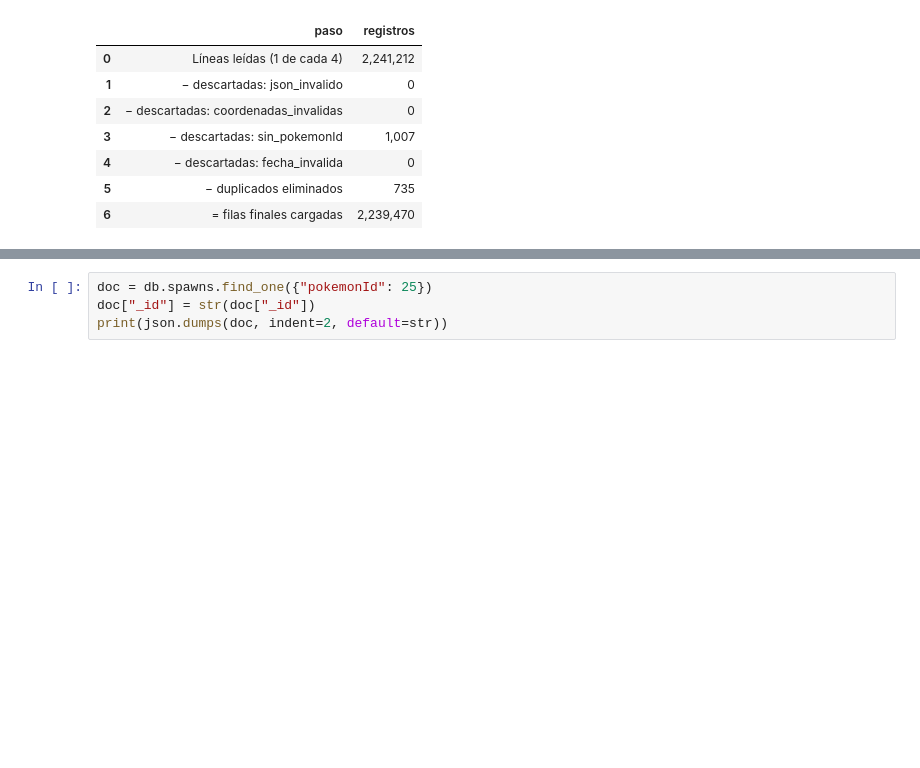
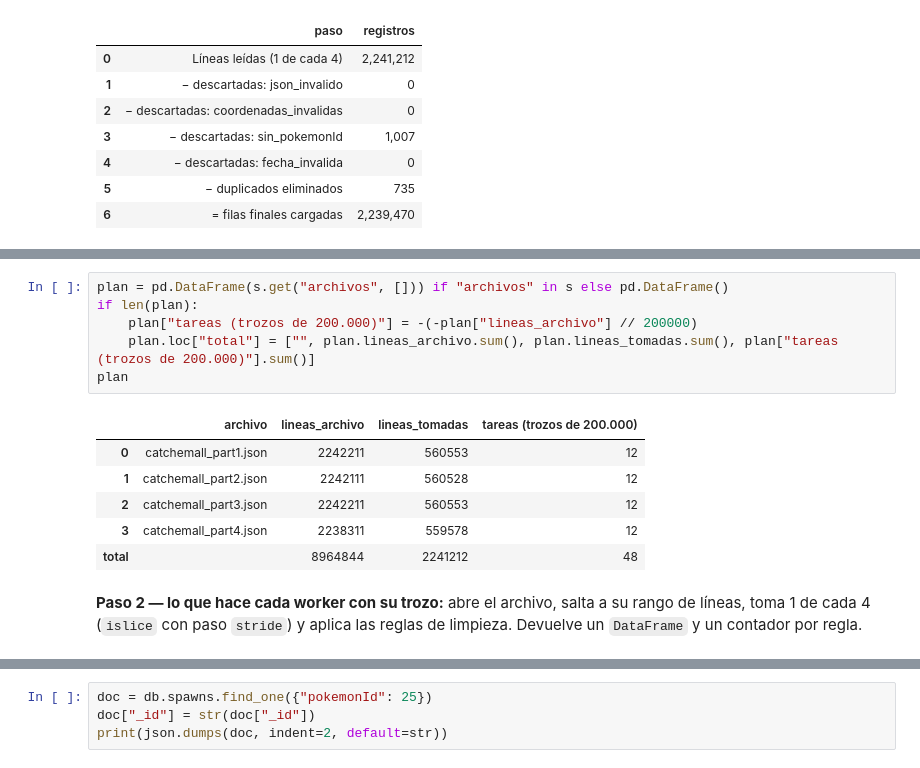
Before and after one commit to elrios893/pokemon-geo-bigdata, a Jupyter notebook: notebooks/sustentacion.ipynb, the cells around one changed output, grey strips where cells are left out. Drawn from its saved outputs; the diff is of its cells as text; blank space fills up the shorter version.

```diff
--- a/notebooks/sustentacion.ipynb
+++ b/notebooks/sustentacion.ipynb
@@ -270,0 +332,15 @@ Coincide con MongoDB: True → 2,239,470 documentos en spawns
+# %%
+plan = pd.DataFrame(s.get("archivos", [])) if "archivos" in s else pd.DataFrame()
+if len(plan):
+    plan["tareas (trozos de 200.000)"] = -(-plan["lineas_archivo"] // 200000)
+    plan.loc["total"] = ["", plan.lineas_archivo.sum(), plan.lineas_tomadas.sum(), plan["tareas (trozos de 200.000)"].sum()]
+plan
+# %% [output]
+|  | archivo | lineas_archivo | lineas_tomadas | tareas (trozos de 200.000) |
+| 0 | catchemall_part1.json | 2242211 | 560553 | 12 |
+| 1 | catchemall_part2.json | 2242111 | 560528 | 12 |
+| 2 | catchemall_part3.json | 2242211 | 560553 | 12 |
+| 3 | catchemall_part4.json | 2238311 | 559578 | 12 |
+| total |  | 8964844 | 2241212 | 48 |
+# %% [markdown]
+**Paso 2 — lo que hace cada worker con su trozo:** abre el archivo, salta a su rango de líneas, toma 1 de cada 4 (`islice` con paso `stride`) y aplica las reglas de limpieza. Devuelve un `DataFrame` y un contador por regla.
```
Also changed, not shown: parts of 45 cells of this notebook, 1 other file.
